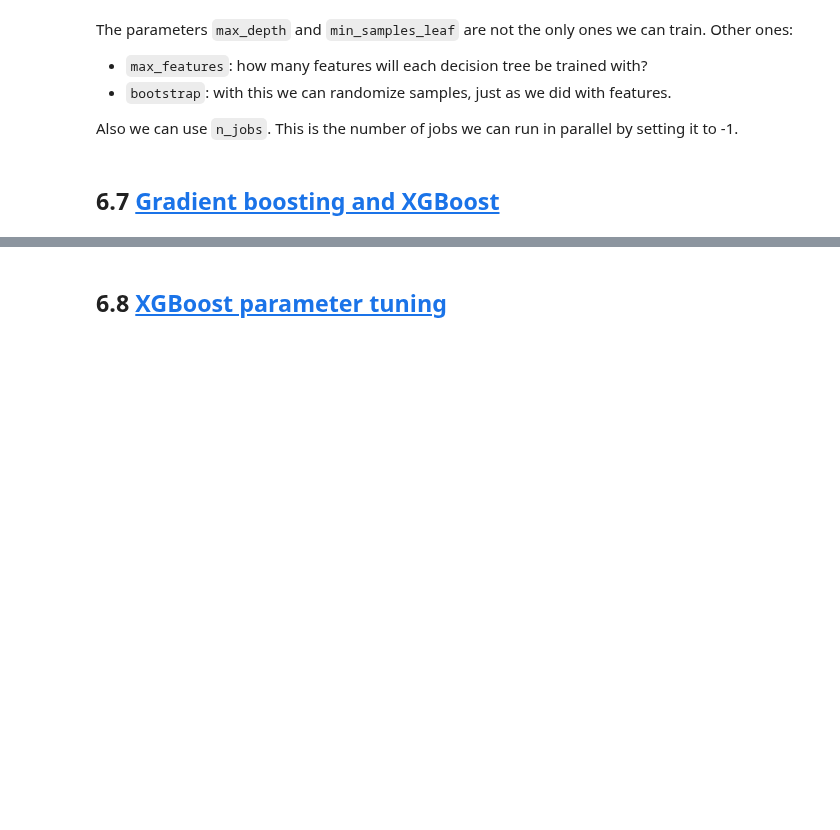
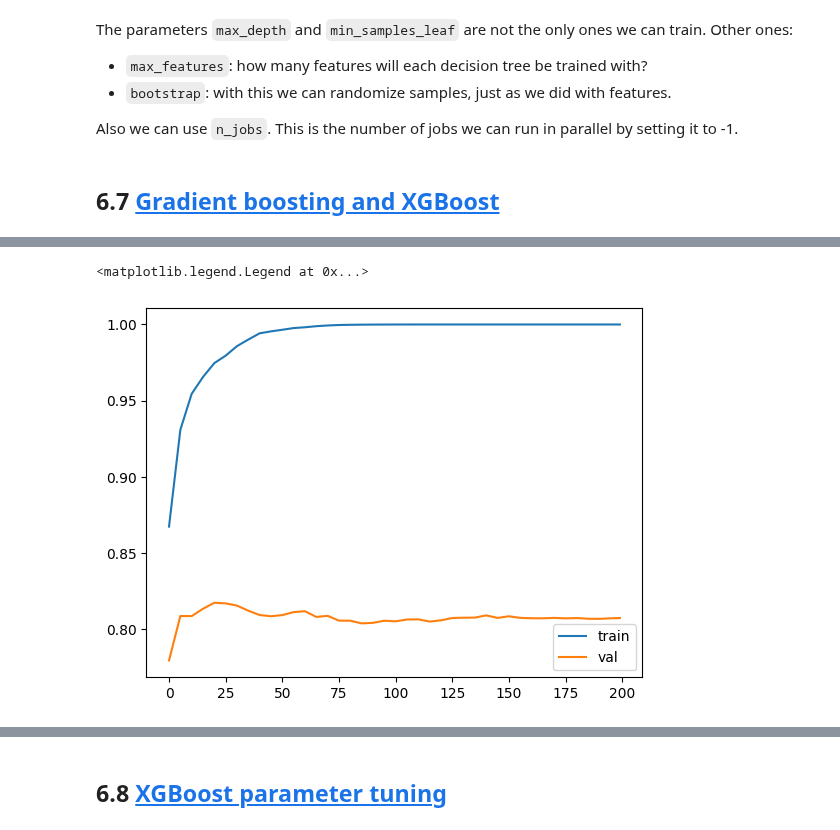
Before and after one commit to kemaldahha/machine-learning-course, a Jupyter notebook: week_6_notes.ipynb, the cells around one changed output, grey strips where cells are left out. Cells and saved outputs as stored; diff of their text form; code cells hidden in the pictures; blank space fills up the shorter version.

```diff
--- a/week_6_notes.ipynb
+++ b/week_6_notes.ipynb
@@ -527,0 +614,25 @@ Also we can use `n_jobs`. This is the number of jobs we can run in parallel by s
+# %%
+def parse_xgb_output(output):
+    return (
+        pd.DataFrame([line.split("\t") for line in output.stdout.split("\n")][:-1])
+        .assign(
+            num_iter=lambda df_: df_[0].str.strip("[]"),
+            train_auc=lambda df_: df_[1].str.split(":", expand=True)[1],
+            val_auc=lambda df_: df_[2].str.split(":", expand=True)[1],
+        )
+        .astype({
+            "num_iter": int,
+            "train_auc": float,
+            "val_auc": float,
+        })
+        .drop(columns=[0, 1, 2])
+    )
+
+df_score = parse_xgb_output(output)
+# %%
+plt.plot(df_score.num_iter, df_score.train_auc, label="train")
+plt.plot(df_score.num_iter, df_score.val_auc, label="val")
+plt.legend()
+# %% [output]
+<matplotlib.legend.Legend at 0x...>
+[figure, added]
```
Also changed, not shown: parts of 12 cells of this notebook, 1 other file.
